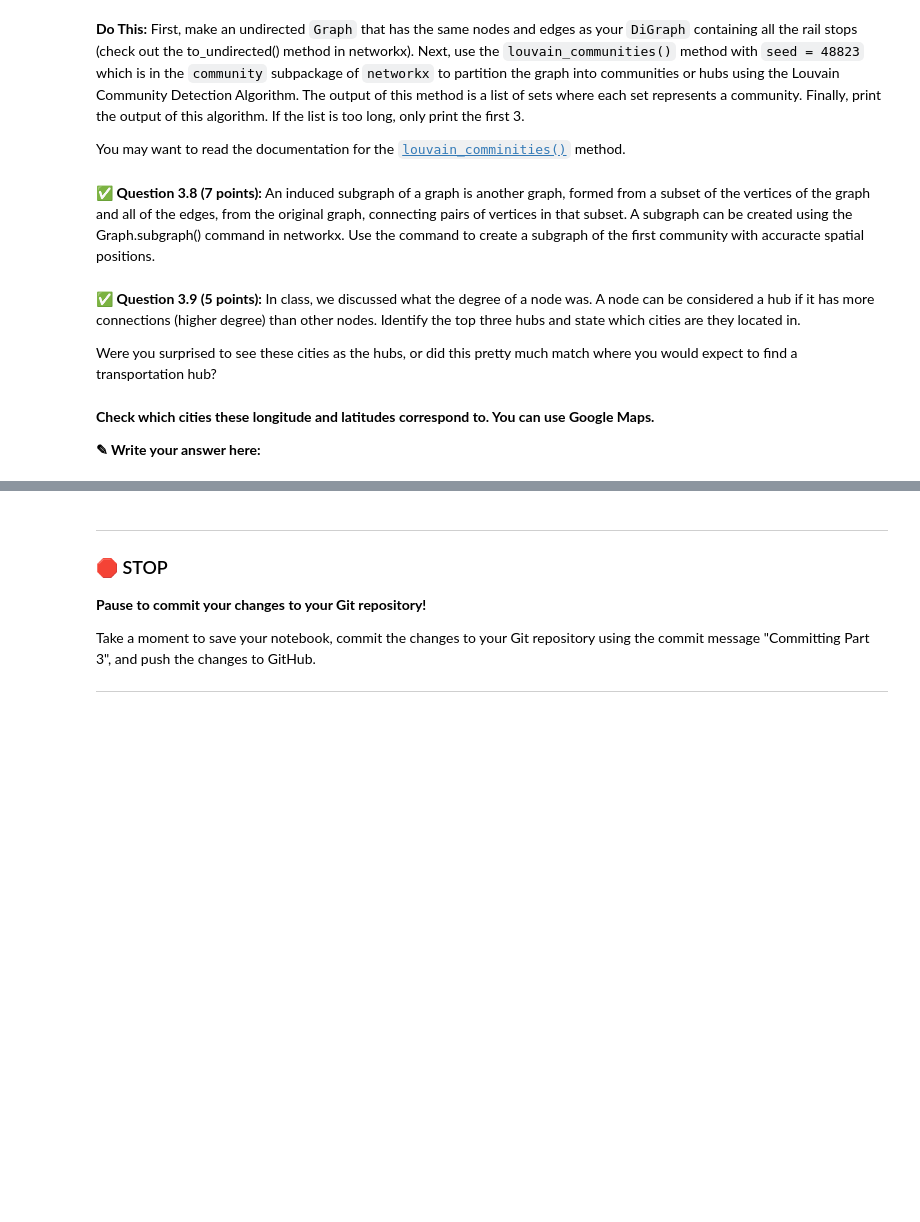
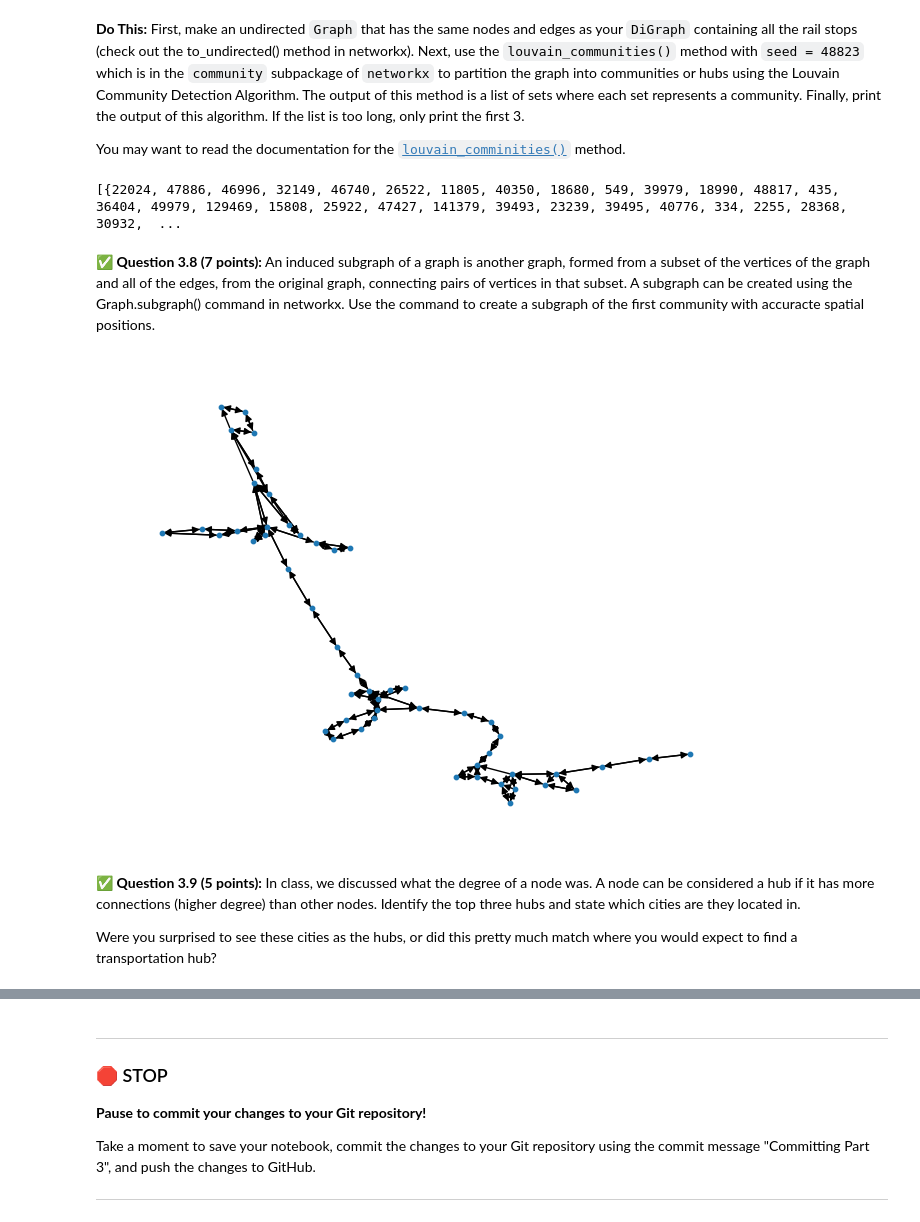
Before and after one commit to LukeAurilia/CMSE202-f24-turnin, a Jupyter notebook: hw-02/HW-02_ABMandGraphTheory-STUDENT.ipynb, the cells around one changed output, grey strips where cells are left out. Drawn from its saved outputs; the diff is of its cells as text; code cells hidden in the pictures; blank space fills up the shorter version.

```diff
--- a/hw-02/HW-02_ABMandGraphTheory-STUDENT.ipynb
+++ b/hw-02/HW-02_ABMandGraphTheory-STUDENT.ipynb
@@ -609,2 +688,19 @@ You may want to read the documentation for the [`louvain_comminities()`](https:/
+# %%
+# Write your code here
+from networkx.algorithms.community import louvain_communities
+nodes.set_index('node', inplace=True)
+
+louvain = nx.Graph()
+rail_edges = edges[(edges['ori_layer'] == 2) & (edges['des_layer'] == 2)]
+rail_edges = rail_edges.reset_index(drop=True)
+
+for x in range(len(rail_edges)):
+    louvain.add_edge(rail_edges['ori_node'][x],rail_edges['des_node'][x],weight = rail_edges['km'][x])
+position = nx.spring_layout(louvain)
+
+communities = louvain_communities(louvian, seed = 48823)
+print(communities[0:3])
+# %% [output]
+[{22024, 47886, 46996, 32149, 46740, 26522, 11805, 40350, 18680, 549, 39979, 18990, 48817, 435, 36404, 49979, 129469, 15808, 25922, 47427, 141379, 39493, 23239, 39495, 40776, 334, 2255, 28368, 30932,  ...
 # %% [markdown]
 &#9989;  **Question 3.8 (7 points):** An induced subgraph of a graph is another graph, formed from a subset of the vertices of the graph and all of the edges, from the original graph, connecting pairs of vertices in that subset. A subgraph can be created using the Graph.subgraph() command in networkx. Use the command to create a subgraph of the first community with accuracte spatial positions.
@@ -613,3 +707,10 @@ You may want to read the documentation for the [`louvain_comminities()`](https:/
+# %%
+# Write your code here
+subgraph = directed.subgraph(communities[0])
+position = nx.spring_layout(subgraph)
+nx.draw(subgraph,position, node_size = 10)
+# %% [output]
+[figure, added]
 # %% [markdown]
 &#9989;  **Question 3.9 (5 points):** In class, we discussed what the degree of a node was. A node can be considered a hub if it has more connections (higher degree) than other nodes. Identify the top three hubs and state which cities are they located in.
 
@@ -619,4 +717,0 @@ Were you surprised to see these cities as the hubs, or did this pretty much matc
-# %% [markdown]
-**Check which cities these longitude and latitudes correspond to. You can use Google Maps.**
-
-**<font size=+3>&#9998;</font> Write your answer here:**
```
Also changed, not shown: parts of 25 cells of this notebook.
